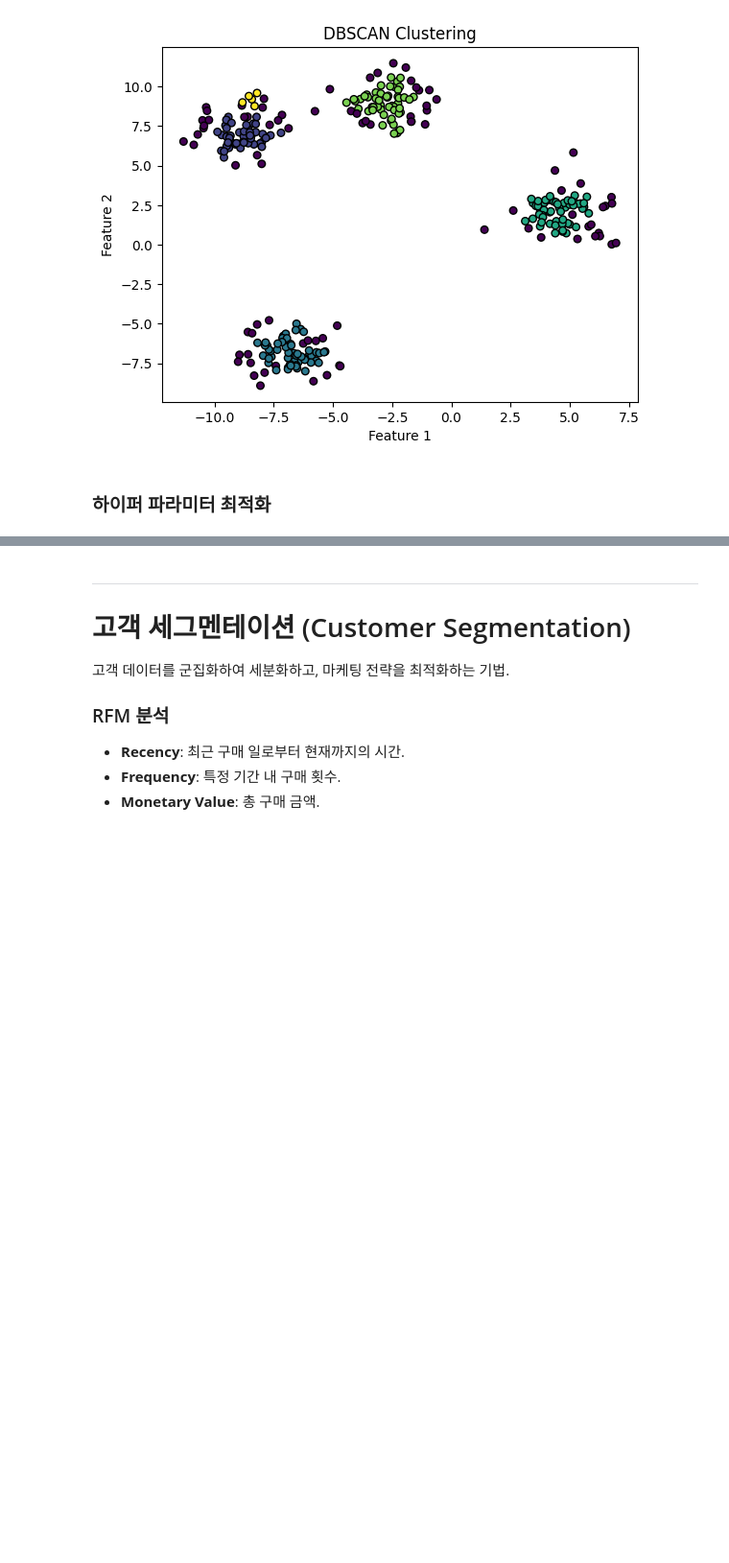
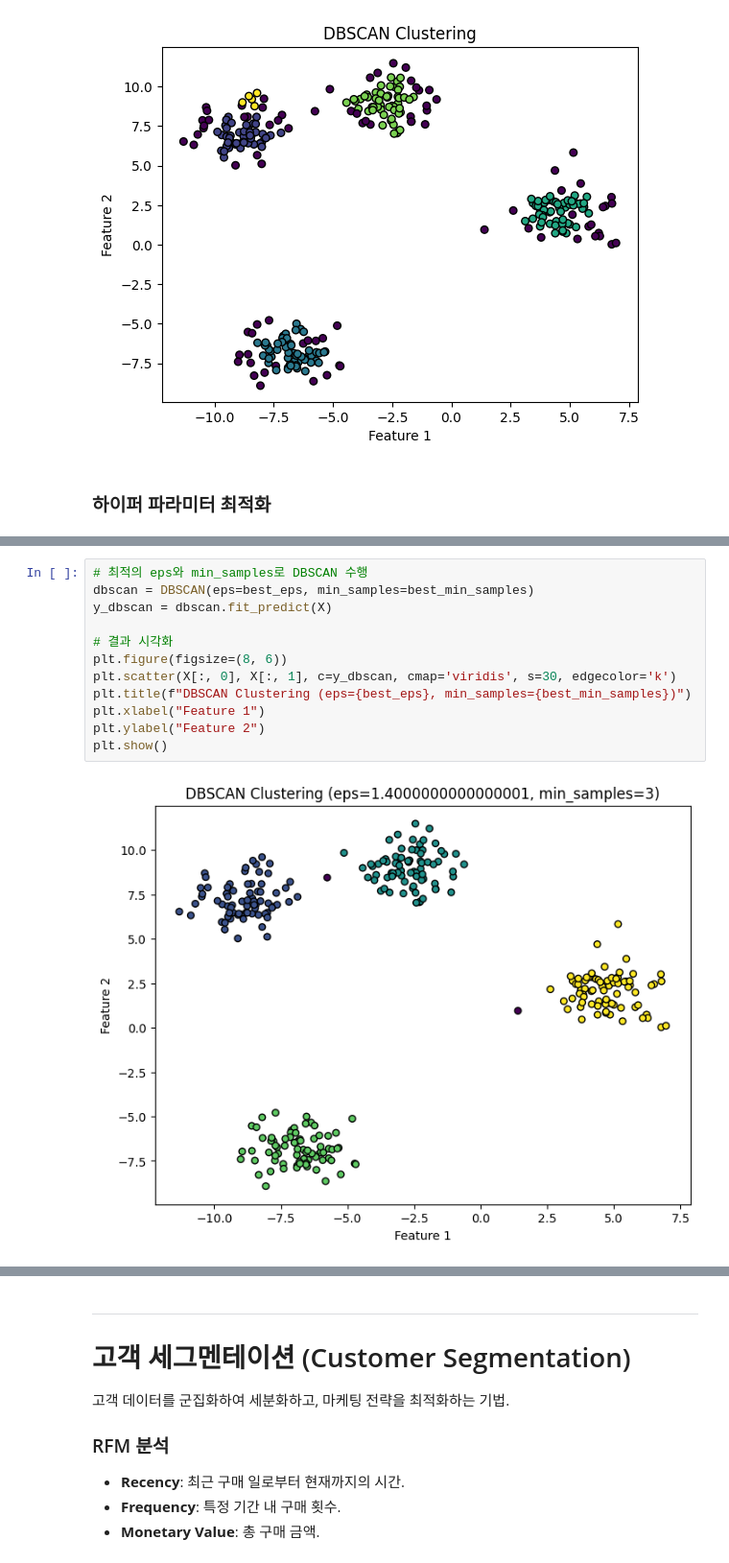
Before and after one commit to YeeeeeHo/ML_Final, a Jupyter notebook: 10.lecture_clustering.ipynb, the cells around one changed output, grey strips where cells are left out. Shown at 96% size. Drawn from its saved outputs; the diff is of its cells as text; blank space fills up the shorter version.

```diff
--- a/10.lecture_clustering.ipynb
+++ b/10.lecture_clustering.ipynb
@@ -260,0 +430,14 @@ plt.show()
+# %%
+# 최적의 eps와 min_samples로 DBSCAN 수행
+dbscan = DBSCAN(eps=best_eps, min_samples=best_min_samples)
+y_dbscan = dbscan.fit_predict(X)
+
+# 결과 시각화
+plt.figure(figsize=(8, 6))
+plt.scatter(X[:, 0], X[:, 1], c=y_dbscan, cmap='viridis', s=30, edgecolor='k')
+plt.title(f"DBSCAN Clustering (eps={best_eps}, min_samples={best_min_samples})")
+plt.xlabel("Feature 1")
+plt.ylabel("Feature 2")
+plt.show()
+# %% [output]
+[figure, added]
```
Also changed, not shown: parts of 7 cells of this notebook.
